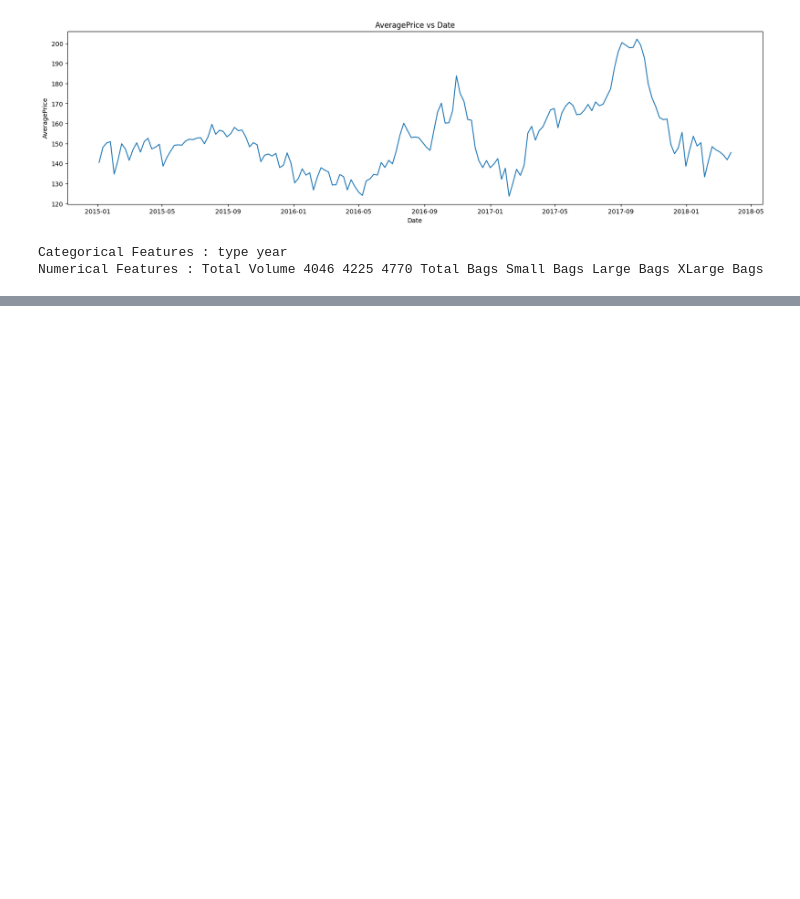
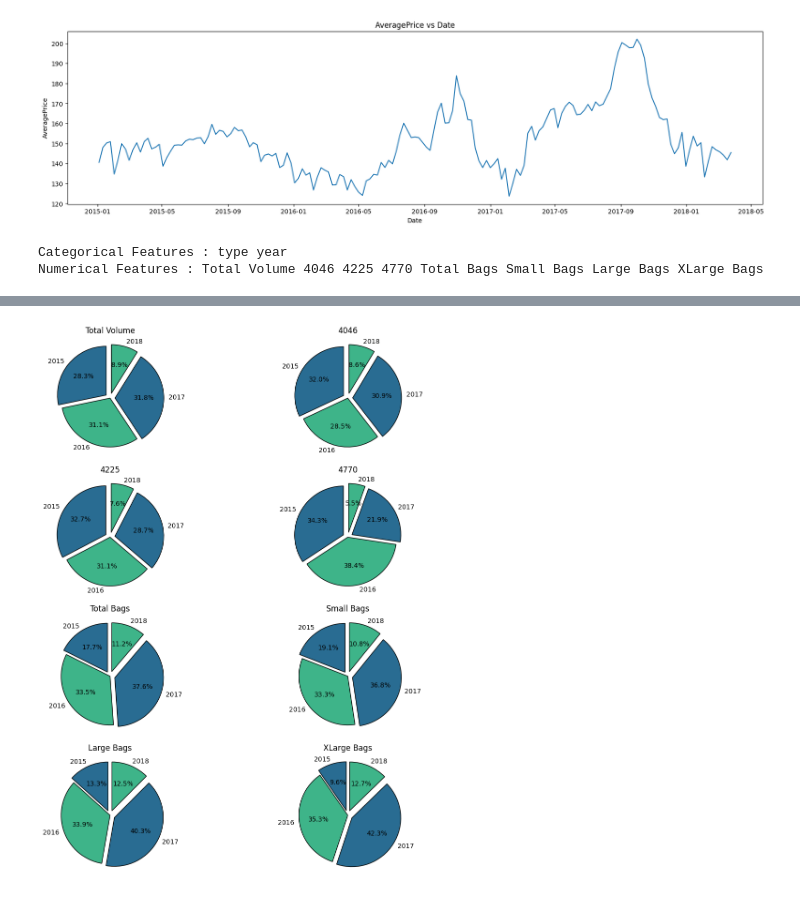
Before and after one commit to SiriBatchu/Data-preparation_EDA_Visualization, a Jupyter notebook: TimeSeries.ipynb, the cells around one changed output, grey strips where cells are left out. Drawn from its saved outputs; the diff is of its cells as text; code cells hidden in the pictures; blank space fills up the shorter version.

```diff
--- a/TimeSeries.ipynb
+++ b/TimeSeries.ipynb
@@ -205,0 +333,13 @@ for i in range(len(categorical_features)):
+# %%
+fig, ax = plt.subplots(nrows = 4,ncols = 2,figsize = (12,12))
+
+for i in range(len(numerical_features)):
+    plt.subplot(4,2,i + 1)
+    plt.pie(year_numerical_features_percentage[i],labels = ['2015','2016','2017','2018'],autopct = '%1.1f%%',
+            startangle = 90, explode = (0.1,0,0.1,0.1), colors = color1,
+            wedgeprops = {'edgecolor' : 'black','linewidth': 1,'antialiased' : True})
+    title = numerical_features[i]
+    plt.title(title);
+fig.tight_layout(pad = 1)
+# %% [output]
+[figure, added]
```
Also changed, not shown: parts of 25 cells of this notebook.
